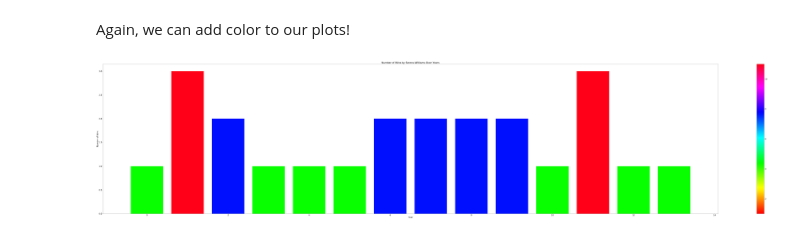
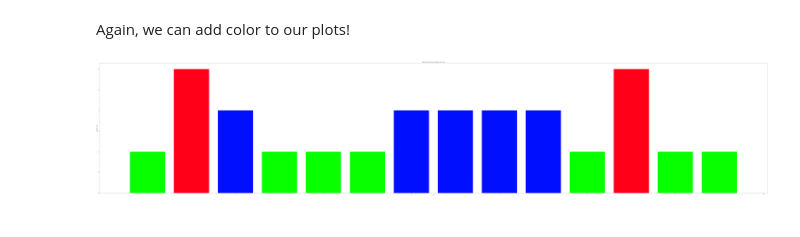
Before and after one commit to dianetam523/Python-Mathematics-Handbook, a Jupyter notebook: GWC Workshop Avon.ipynb, the cells around one changed output. Saved outputs shown, nothing was run; the diff lists cells and outputs as text; code cells hidden in the pictures.

```diff
--- a/GWC Workshop Avon.ipynb
+++ b/GWC Workshop Avon.ipynb
@@ -120,7 +120,7 @@ Included in this repository is an excel spreadsheet containing analytics project
 
 This is done for you below:
 # %%
-with open('WCBB Tournament Data Set.csv', 'rb') as csvfile:
+with open('WCBB Tournament Data Set.csv', "rt") as csvfile:
     data = csv.DictReader(csvfile)
     teamNames = []
     chanceWinTitle = []
@@ -170,7 +170,7 @@ Included in this repository is an excel spreadsheet containing analytics project
 
 This is done for you below:
 # %%
-with open('WTennis Grand Slam Titles Data Set.csv', 'rb') as csvfile:
+with open('WTennis Grand Slam Titles Data Set.csv', 'rt') as csvfile:
     data = csv.DictReader(csvfile)
     year = []
     tournament = []
@@ -258,12 +257,11 @@ Again, we can add color to our plots!
 # %%
 y = np.array(y)
 colors = cm.hsv(y / float(max(y)))
 plt.clf()
-plt.colorbar(plot)
 plt.bar(range(len(y)), y, color = colors)
 plt.title("Number of Wins by Serena Williams Over Years")
 plt.xlabel("Year")
 plt.ylabel("Number of Wins")
 plt.show()
 # %% [output]
-[figure, old version]
+[figure, new version]
```
Also changed, not shown: parts of 5 cells of this notebook.
